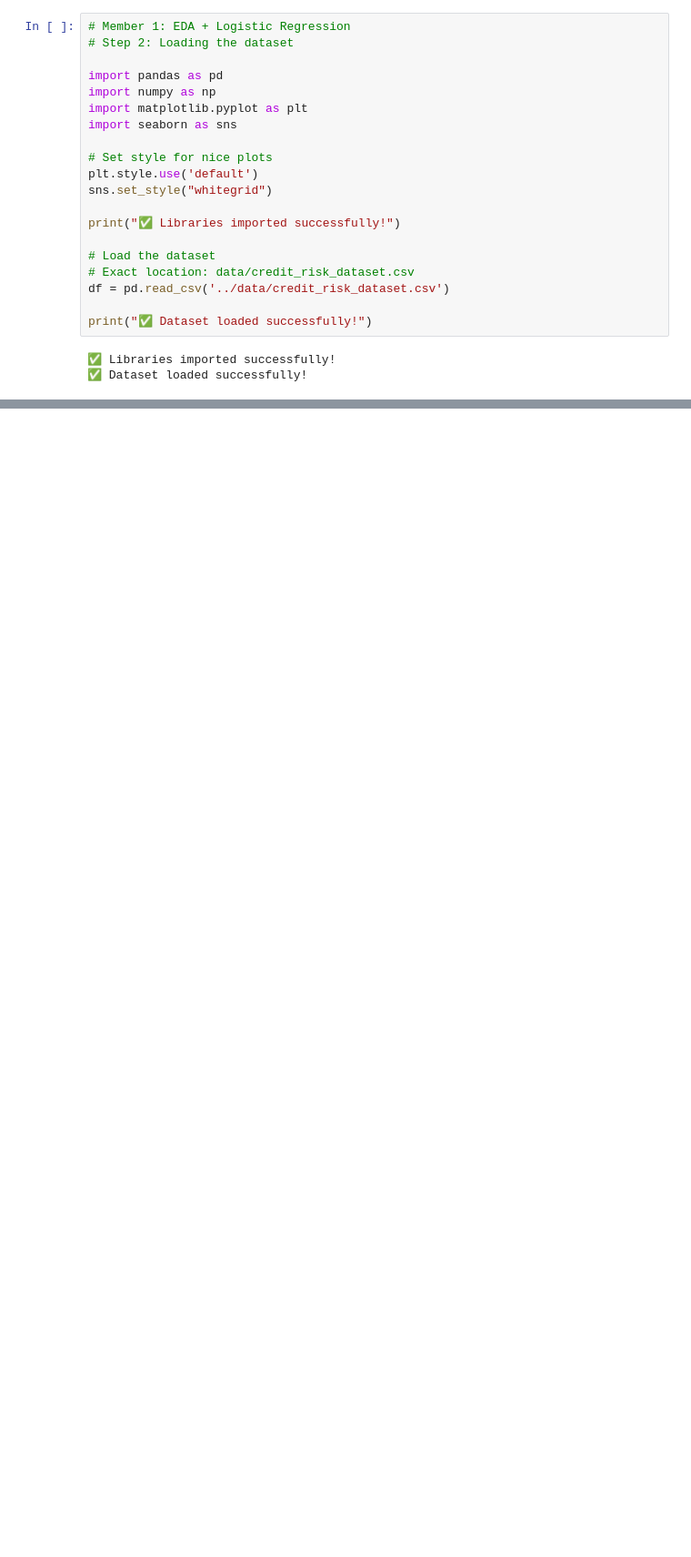
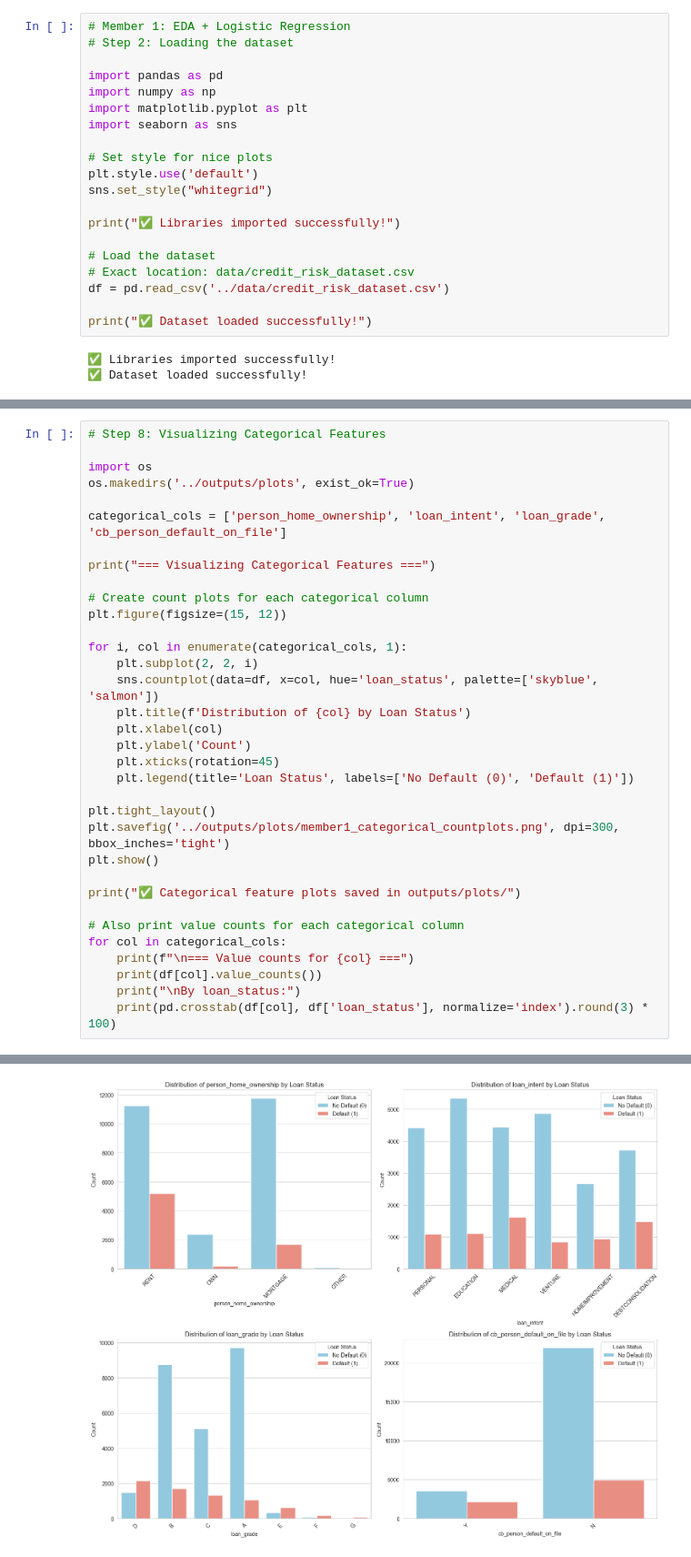
Before and after one commit to coonghe03/Loan-Default-Prediction-System, a Jupyter notebook: notebooks/member1_eda_logistic.ipynb, the cells around one changed output, grey strips where cells are left out. Shown at 91% size. Drawn from its saved outputs; the diff is of its cells as text; blank space fills up the shorter version.

```diff
--- a/notebooks/member1_eda_logistic.ipynb
+++ b/notebooks/member1_eda_logistic.ipynb
@@ -62,0 +234,35 @@ Number of columns (features): 12
+# %%
+# Step 8: Visualizing Categorical Features
+
+import os
+os.makedirs('../outputs/plots', exist_ok=True)
+
+categorical_cols = ['person_home_ownership', 'loan_intent', 'loan_grade', 'cb_person_default_on_file']
+
+print("=== Visualizing Categorical Features ===")
+
+# Create count plots for each categorical column
+plt.figure(figsize=(15, 12))
+
+for i, col in enumerate(categorical_cols, 1):
+    plt.subplot(2, 2, i)
+    sns.countplot(data=df, x=col, hue='loan_status', palette=['skyblue', 'salmon'])
+    plt.title(f'Distribution of {col} by Loan Status')
+    plt.xlabel(col)
+    plt.ylabel('Count')
+    plt.xticks(rotation=45)
+    plt.legend(title='Loan Status', labels=['No Default (0)', 'Default (1)'])
+
+plt.tight_layout()
+plt.savefig('../outputs/plots/member1_categorical_countplots.png', dpi=300, bbox_inches='tight')
+plt.show()
+
+print("✅ Categorical feature plots saved in outputs/plots/")
+
+# Also print value counts for each categorical column
+for col in categorical_cols:
+    print(f"\n=== Value counts for {col} ===")
+    print(df[col].value_counts())
+    print("\nBy loan_status:")
+    print(pd.crosstab(df[col], df['loan_status'], normalize='index').round(3) * 100)
+# %% [output]
@@ -62,0 +270 @@ Number of columns (features): 12
+[figure, added]
```
Also changed, not shown: parts of 5 cells of this notebook.
